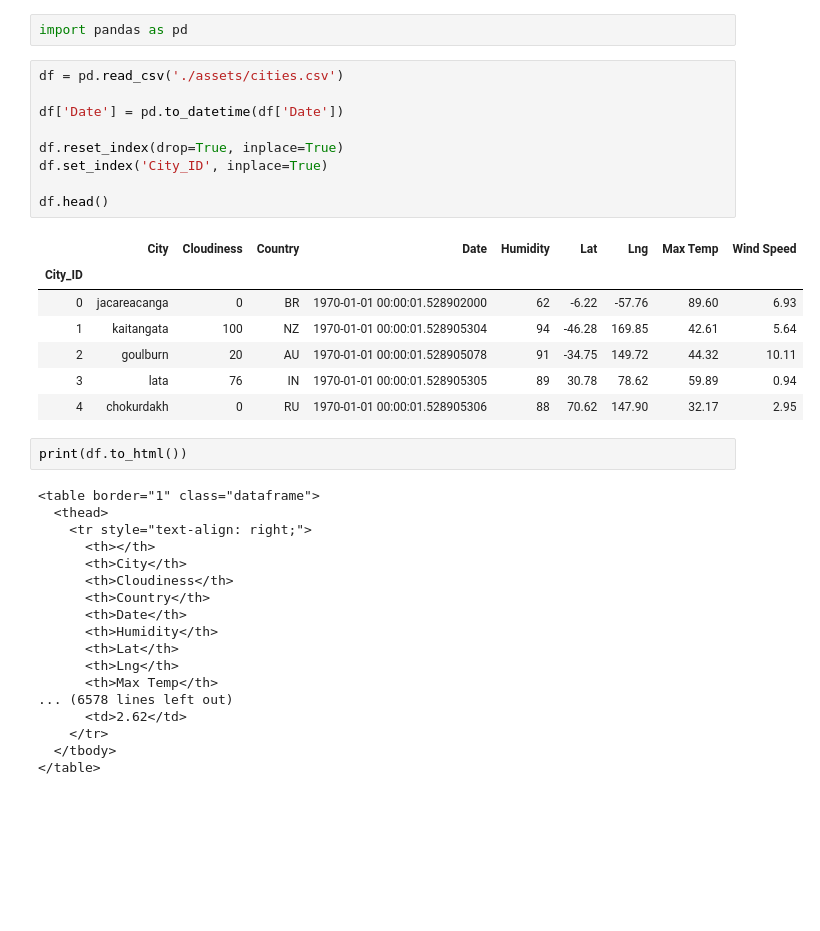
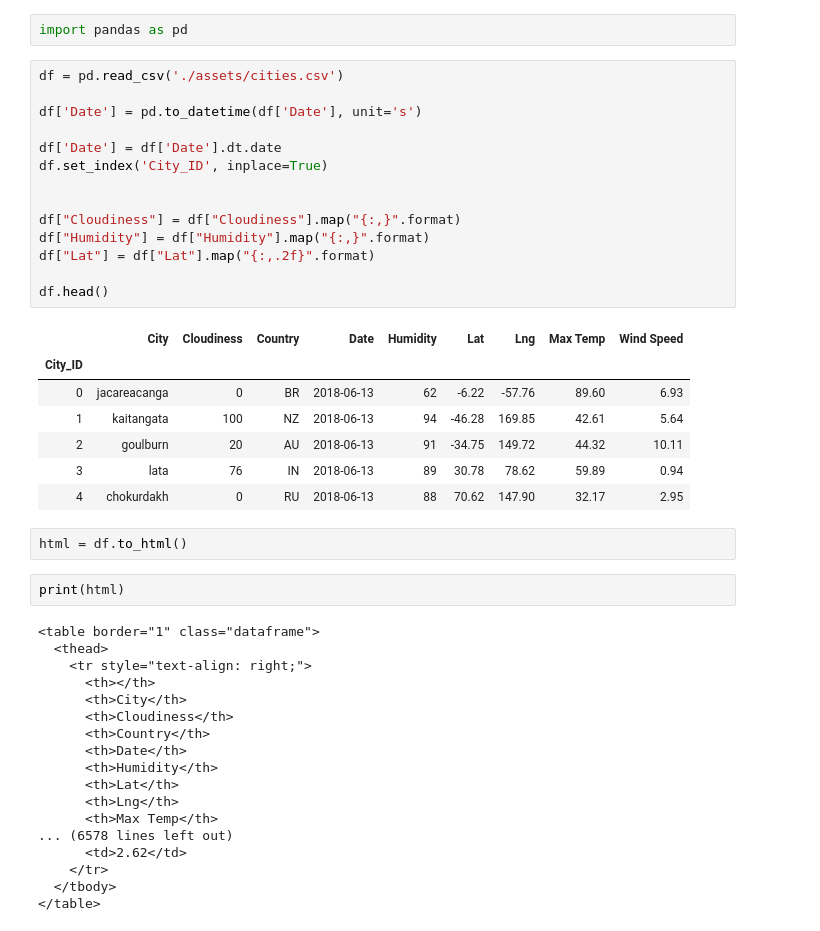
Before and after one commit to nabilih/Web-Design-Challenge, a Jupyter notebook: WebVisualizations/CityData.ipynb, the cells around one changed output. Saved outputs shown, nothing was run; the diff lists cells and outputs as text; blank space fills up the shorter version.

```diff
--- a/WebVisualizations/CityData.ipynb
+++ b/WebVisualizations/CityData.ipynb
@@ -3,37 +3,44 @@ import pandas as pd
 # %%
 df = pd.read_csv('./assets/cities.csv')
 
-df['Date'] = pd.to_datetime(df['Date'])
+df['Date'] = pd.to_datetime(df['Date'], unit='s')
 
-df.reset_index(drop=True, inplace=True)
+df['Date'] = df['Date'].dt.date
 df.set_index('City_ID', inplace=True)
 
+
+df["Cloudiness"] = df["Cloudiness"].map("{:,}".format)
+df["Humidity"] = df["Humidity"].map("{:,}".format)
+df["Lat"] = df["Lat"].map("{:,.2f}".format)
+
 df.head()
 # %% [output]
 |  | City | Cloudiness | Country | Date | Humidity | Lat | Lng | Max Temp | Wind Speed |
 | City_ID |  |  |  |  |  |  |  |  |  |
-| 0 | jacareacanga | 0 | BR | 1970-01-01 00:00:01.528902000 | 62 | -6.22 | -57.76 | 89.60 | 6.93 |
-| 1 | kaitangata | 100 | NZ | 1970-01-01 00:00:01.528905304 | 94 | -46.28 | 169.85 | 42.61 | 5.64 |
-| 2 | goulburn | 20 | AU | 1970-01-01 00:00:01.528905078 | 91 | -34.75 | 149.72 | 44.32 | 10.11 |
-| 3 | lata | 76 | IN | 1970-01-01 00:00:01.528905305 | 89 | 30.78 | 78.62 | 59.89 | 0.94 |
-| 4 | chokurdakh | 0 | RU | 1970-01-01 00:00:01.528905306 | 88 | 70.62 | 147.90 | 32.17 | 2.95 |
+| 0 | jacareacanga | 0 | BR | 2018-06-13 | 62 | -6.22 | -57.76 | 89.60 | 6.93 |
+| 1 | kaitangata | 100 | NZ | 2018-06-13 | 94 | -46.28 | 169.85 | 42.61 | 5.64 |
+| 2 | goulburn | 20 | AU | 2018-06-13 | 91 | -34.75 | 149.72 | 44.32 | 10.11 |
+| 3 | lata | 76 | IN | 2018-06-13 | 89 | 30.78 | 78.62 | 59.89 | 0.94 |
+| 4 | chokurdakh | 0 | RU | 2018-06-13 | 88 | 70.62 | 147.90 | 32.17 | 2.95 |
 # %%
-print(df.to_html())
+html = df.to_html()
-# %% [output]
-<table border="1" class="dataframe">
-  <thead>
-    <tr style="text-align: right;">
-      <th></th>
-      <th>City</th>
-      <th>Cloudiness</th>
-      <th>Country</th>
-      <th>Date</th>
-      <th>Humidity</th>
-      <th>Lat</th>
-      <th>Lng</th>
-      <th>Max Temp</th>
-... (6578 lines left out)
-      <td>2.62</td>
-    </tr>
-  </tbody>
-</table>
+# %%
+print(html)
+# %% [output]
+<table border="1" class="dataframe">
+  <thead>
+    <tr style="text-align: right;">
+      <th></th>
+      <th>City</th>
+      <th>Cloudiness</th>
+      <th>Country</th>
+      <th>Date</th>
+      <th>Humidity</th>
+      <th>Lat</th>
+      <th>Lng</th>
+      <th>Max Temp</th>
+... (6578 lines left out)
+      <td>2.62</td>
+    </tr>
+  </tbody>
+</table>
```
Also changed, not shown: 8 other files.
